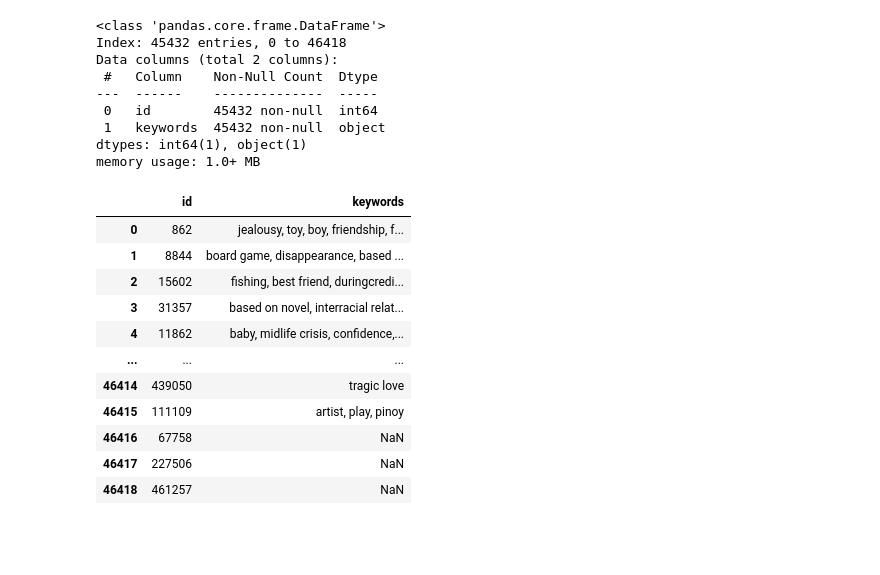
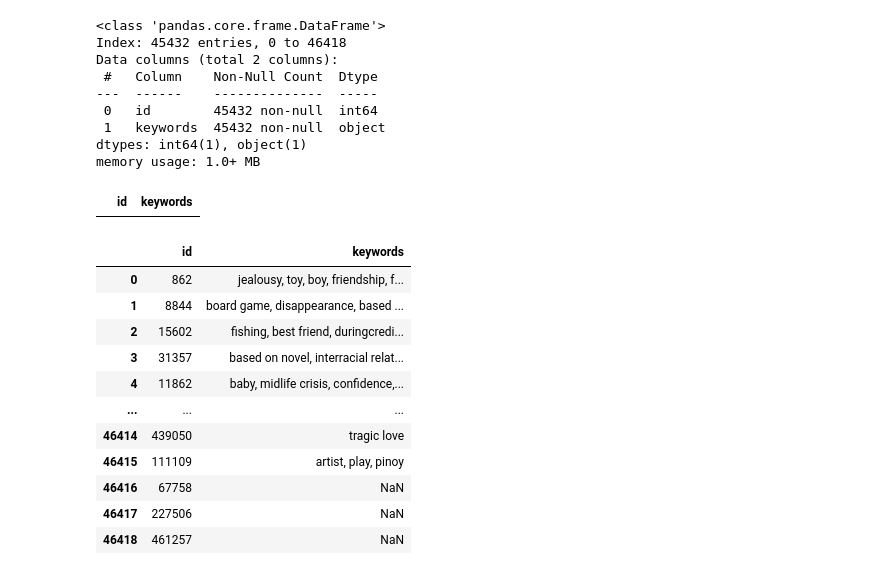
Before and after one commit to SithuLatt/Projects, a Jupyter notebook: Movie Recommendation/Data Cleaning.ipynb, the cells around one changed output. Cells and saved outputs as stored; diff of their text form; code cells hidden in the pictures; blank space fills up the shorter version.

```diff
--- a/Movie Recommendation/Data Cleaning.ipynb
+++ b/Movie Recommendation/Data Cleaning.ipynb
@@ -352,12 +399,17 @@ memory usage: 1.0+ MB
 # %%
 movie_keywords = keywords_original.copy()
 # Convert 'keywords' column to a JSON-like format if it's a string representation of a list/dict.
 movie_keywords['keywords'] = movie_keywords['keywords'].apply(lambda x:  must_be_type(x, 'json'))
 # Extract 'name' field for each JSON entry and format as a comma-seperated string.
 movie_keywords['keywords'] = movie_keywords['keywords'].apply(lambda x:  extract_val_json(x, 'name'))
 
 # Drop the duplicates
 movie_keywords = movie_keywords.drop_duplicates()
+
+# Each row represents a unique movie.
+movie_keywords.loc[movie_keywords['id'].duplicated(keep=False)]
+# %% [output]
+|  | id | keywords |
 # %%
 movie_keywords
 # %% [output]
```
Also changed, not shown: parts of 21 cells of this notebook, 15 other files.
